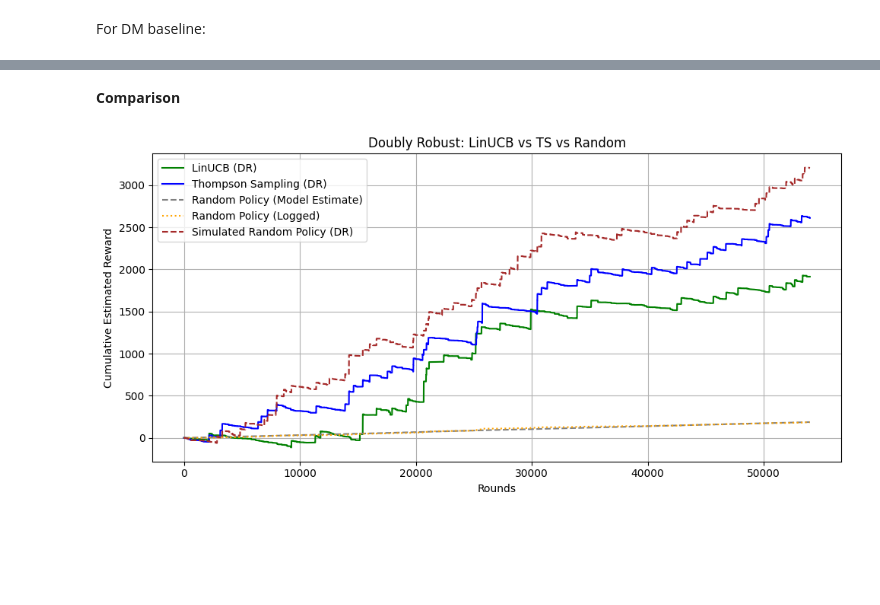
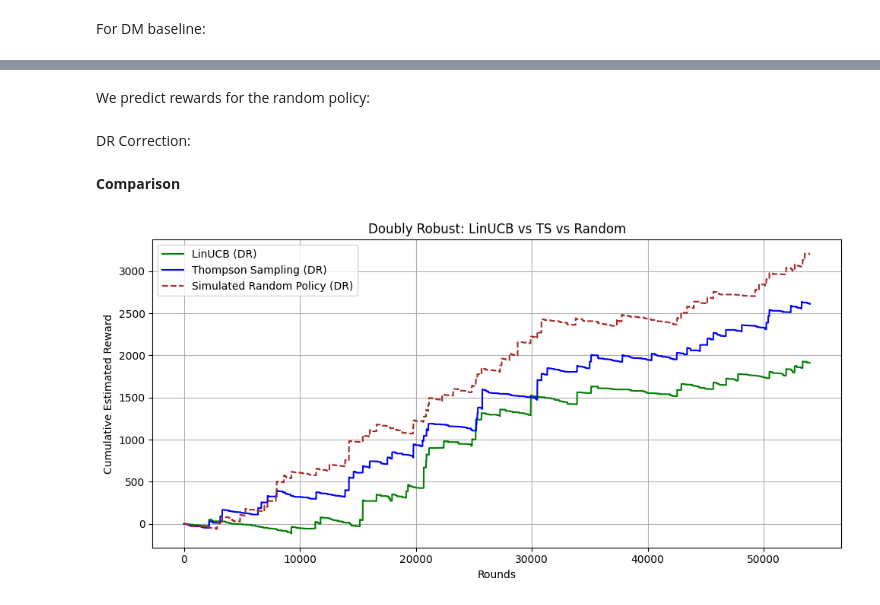
Before and after one commit to otausendschoen/contextual-bandit-benchmark, a Jupyter notebook: 04_ts_comparison.ipynb, the cells around one changed output, grey strips where cells are left out. Saved outputs shown, nothing was run; the diff lists cells and outputs as text; code cells hidden in the pictures; blank space fills up the shorter version.

```diff
--- a/04_ts_comparison.ipynb
+++ b/04_ts_comparison.ipynb
@@ -182,0 +190,2 @@ cumulative_dm_random = np.cumsum(r_hat_dm)
+# %% [markdown]
+We predict rewards for the random policy:
@@ -183 +196,3 @@ cumulative_dm_random = np.cumsum(r_hat_dm)
+# %% [markdown]
+DR Correction:
 # %%
@@ -201,16 +206,14 @@ cumulative_random_eval = np.cumsum(dr_random_eval)
 # %%
 plt.figure(figsize=(10, 5))
 plt.plot(cumulative_dr, label="LinUCB (DR)", color="green")
 plt.plot(cumulative_dr_ts, label="Thompson Sampling (DR)", color="blue")
-plt.plot(cumulative_dm_random, label="Random Policy (Model Estimate)", linestyle="--", color="gray")
-plt.plot(np.cumsum(rewards), label="Random Policy (Logged)", linestyle=":", color="orange")
 plt.plot(cumulative_random_eval, label="Simulated Random Policy (DR)", linestyle="--", color="brown")
 plt.title("Doubly Robust: LinUCB vs TS vs Random")
 plt.xlabel("Rounds")
 plt.ylabel("Cumulative Estimated Reward")
 plt.grid(True)
 plt.legend()
 plt.tight_layout()
 plt.show()
 # %% [output]
-[figure, old version]
+[figure, new version]
```
Also changed, not shown: parts of 32 cells of this notebook, 3 other files.
